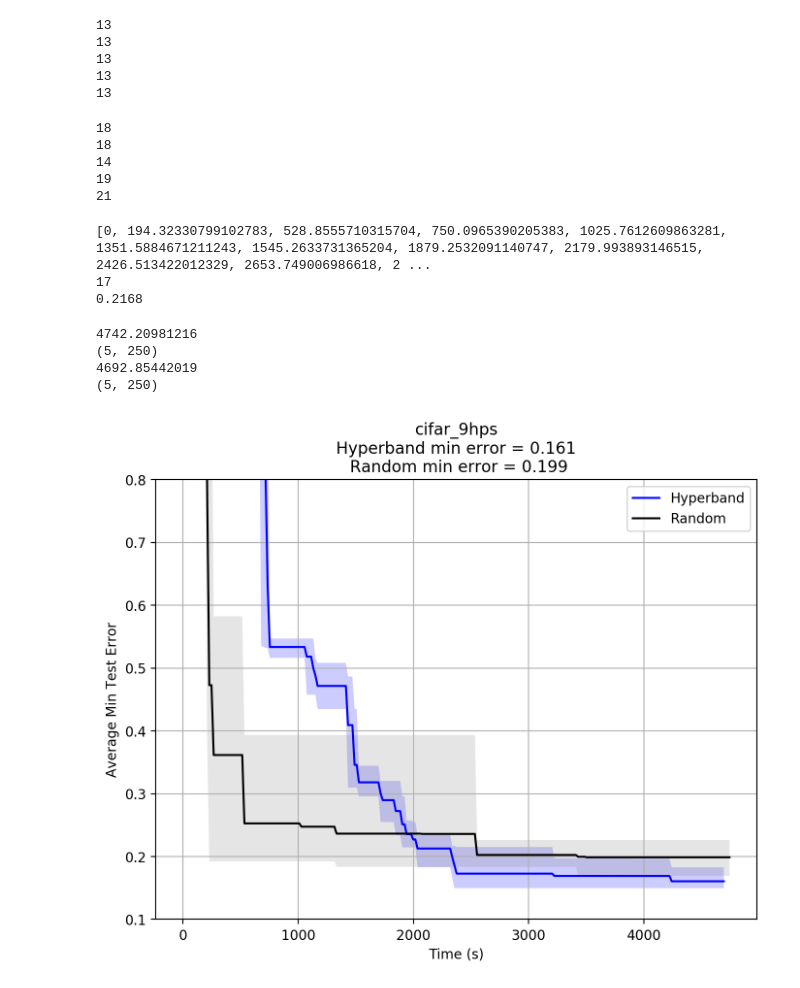
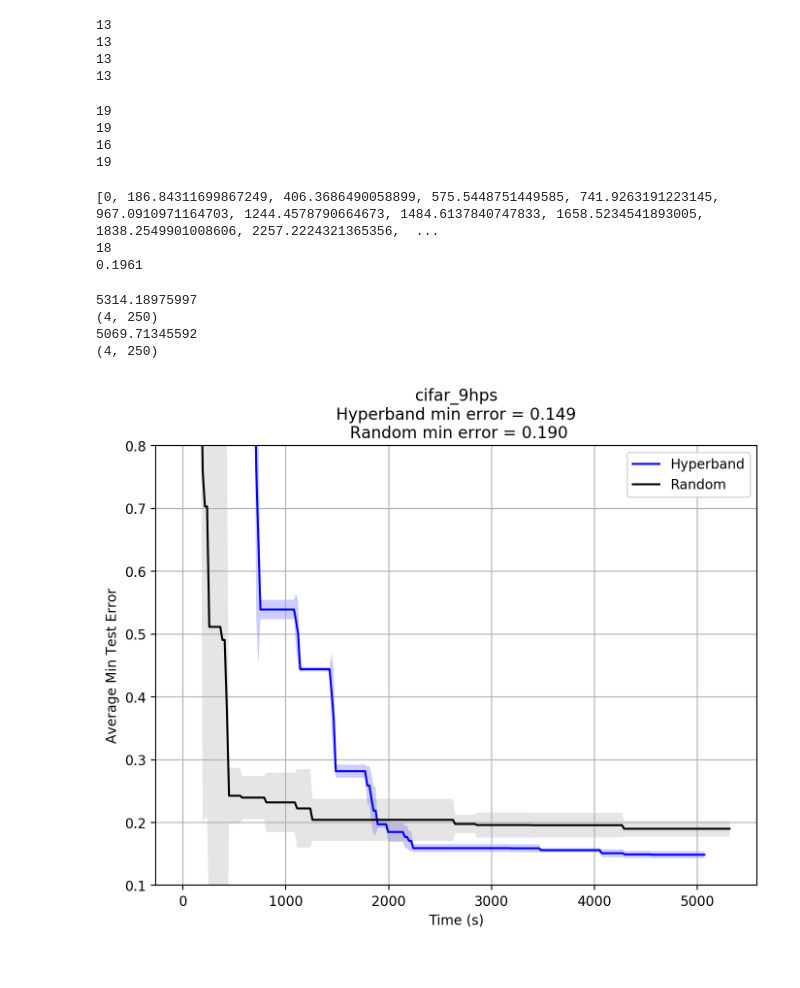
Before and after one commit to leowyy/autotune, a Jupyter notebook: analysis/combining_cifar_results.ipynb, the cells around one changed output. Drawn from its saved outputs; the diff is of its cells as text; code cells hidden in the pictures.

```diff
--- a/analysis/combining_cifar_results.ipynb
+++ b/analysis/combining_cifar_results.ipynb
@@ -11,11 +11,11 @@ from autotune.core.RandomOptimiser import RandomOptimiser
 # %%
 hyperband = []
 random = []
-n = 5
+n = 4
 
 for i in range(1,n+1):
 
-    problem_text = "cifar_9hps_" + str(i)
+    problem_text = "cifar_5hps_" + str(i)
     path = '/Users/signapoop/Desktop/results/' + problem_text
     os.chdir(path)
     file = open("results.pkl",'rb')
@@ -55,25 +55,23 @@ for h in hyperband:
 13
 13
 13
-13
 # %%
 for r in random:
     print(len(r.checkpoints))
 # %% [output]
-18
-18
-14
 19
-21
+19
+16
+19
 # %%
 seq = random[0].checkpoints
 print(seq)
 print(predecessor_t(seq, 4900))
 print(value_at_time(random[0], 4900))
 # %% [output]
-[0, 194.32330799102783, 528.8555710315704, 750.0965390205383, 1025.7612609863281, 1351.5884671211243, 1545.2633731365204, 1879.2532091140747, 2179.993893146515, 2426.513422012329, 2653.749006986618, 2 ...
-17
-0.2168
+[0, 186.84311699867249, 406.3686490058899, 575.5448751449585, 741.9263191223145, 967.0910971164703, 1244.4578790664673, 1484.6137840747833, 1658.5234541893005, 1838.2549901008606, 2257.2224321365356,  ...
+18
+0.1961
 # %%
 def average_opt_results(optimisers):
     t_end = max([opt.checkpoints[-1] for opt in optimisers])
@@ -91,33 +89,35 @@ print(random_y_seq.shape)
 hyperband_t_seq, hyperband_y_seq = average_opt_results(hyperband)
 print(hyperband_y_seq.shape)
 # %% [output]
-4742.20981216
-(5, 250)
-4692.85442019
-(5, 250)
+5314.18975997
+(4, 250)
+5069.71345592
+(4, 250)
 # %%
-random_ave = np.average(random_y_seq, 0)
-hyperband_ave = np.average(hyperband_y_seq, 0)
+r_a = np.average(random_y_seq, 0)
+h_a = np.average(hyperband_y_seq, 0)
+r_s = np.std(random_y_seq, 0)
+h_s = np.std(hyperband_y_seq, 0)
 
 fig, ax = plt.subplots(1, 1, figsize=(8, 6), dpi=200)
-ax.plot(hyperband_t_seq, hyperband_ave, '-b', label="Hyperband")
-ax.fill_between(hyperband_t_seq, np.min(hyperband_y_seq, 0), np.max(hyperband_y_seq, 0), facecolor='blue', alpha=0.2)
+ax.plot(hyperband_t_seq, h_a, '-b', label="Hyperband")
+ax.fill_between(hyperband_t_seq, h_a-h_s, h_a+h_s, facecolor='blue', alpha=0.2)
 
-ax.plot(random_t_seq, random_ave, '-k', label="Random")
-ax.fill_between(random_t_seq, np.min(random_y_seq, 0), np.max(random_y_seq, 0), facecolor='grey', alpha=0.2)
+ax.plot(random_t_seq, r_a, '-k', label="Random")
+ax.fill_between(random_t_seq, r_a-2*r_s, r_a+2*r_s, facecolor='grey', alpha=0.2)
 ax.set_ylim(0.1,0.8)
 
 ax.grid()
 plt.ylabel('Average Min Test Error')
 plt.xlabel('Time (s)')
 plt.legend()
 
 problem_text = "cifar_9hps"
 
 res = "Hyperband min error = {:.3f}\n Random min error = {:.3f}".format(min(hyperband_ave), min(random_ave))
 title = problem_text + "\n" + res
 plt.title(title)
 
 plt.show()
 # %% [output]
-[figure, old version]
+[figure, new version]
```
Also changed, not shown: parts of 2 cells of this notebook, 2 other files.
